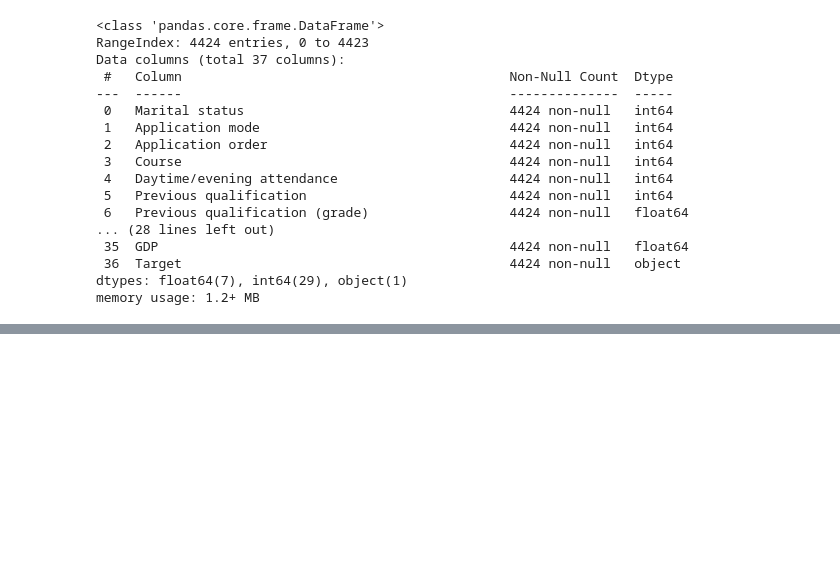
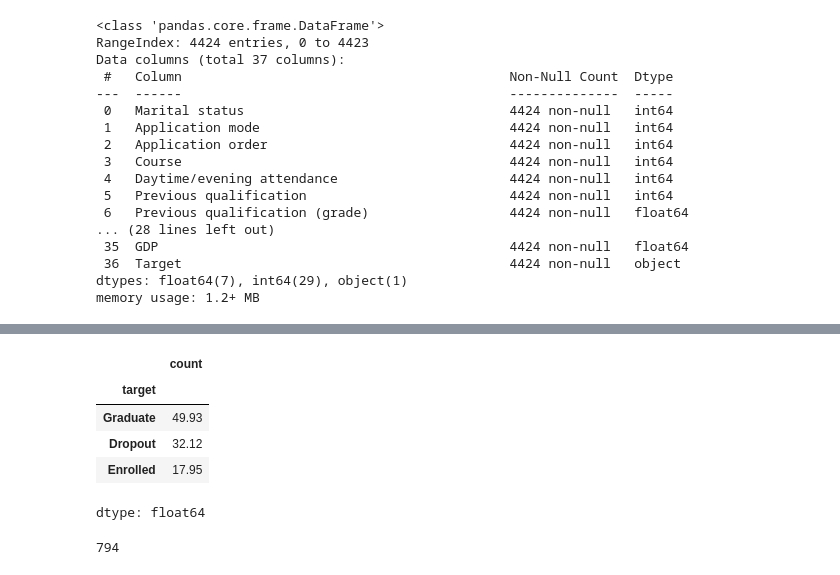
Before and after one commit to MatteoCorsi-git/Master-Data-Science-Statistical-Learning---UNIFI-IMT-Lucca---2024-25, a Jupyter notebook: hands_on_lab (Python)/bozza_hands_on_python_ML_project.ipynb, the cells around one changed output, grey strips where cells are left out. Cells and saved outputs as stored; diff of their text form; code cells hidden in the pictures; blank space fills up the shorter version.

```diff
--- a/hands_on_lab (Python)/bozza_hands_on_python_ML_project.ipynb
+++ b/hands_on_lab (Python)/bozza_hands_on_python_ML_project.ipynb
@@ -104,0 +162,16 @@ data.describe()
+# %%
+# I want to represent them as percentage
+perc_target =  round((df["target"].value_counts() / len(df)) * 100, ndigits = 2)
+perc_target
+# %% [output]
+|  | count |
+| target |  |
+| Graduate | 49.93 |
+| Dropout | 32.12 |
+| Enrolled | 17.95 |
+dtype: float64
+# %%
+# I want to have a sense of the absolute number of enrolled instances
+print((df["target"] == "Enrolled").sum())
+# %% [output]
+794
```
Also changed, not shown: parts of 18 cells of this notebook.
